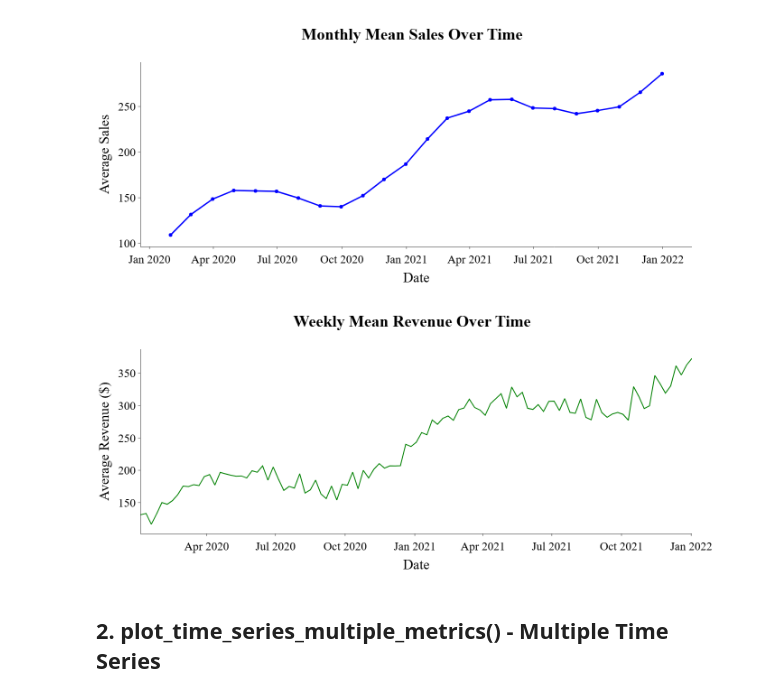
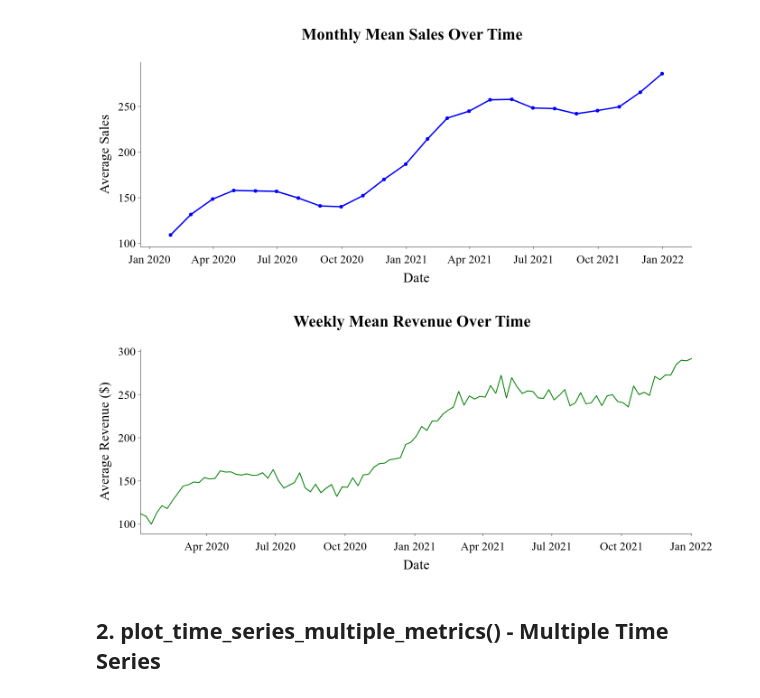
Before and after one commit to kvbiii/kvbiii-plots, a Jupyter notebook: kvbiii_plots/eda/examples/time_series_plots_examples.ipynb, the cells around one changed output. Saved outputs shown, nothing was run; the diff lists cells and outputs as text; code cells hidden in the pictures.

```diff
--- a/kvbiii_plots/eda/examples/time_series_plots_examples.ipynb
+++ b/kvbiii_plots/eda/examples/time_series_plots_examples.ipynb
@@ -70,20 +70,20 @@ ts_plots.plot_time_series_mean(
 # %%
 ts_plots.plot_time_series_mean(
     data=ts_data,
-    feature="date",
-    target="revenue",
+    date_feature="date",
+    feature="sales",
     agg_freq="W",
     plot_title="Weekly Mean Revenue Over Time",
     width=1400,
     height=600,
     xaxis_title="Date",
     yaxis_title="Average Revenue ($)",
     line_color="green",
     line_width=2,
     show_markers=False,
 )
 # %% [output]
-[figure, old version]
+[figure, new version]
 # %% [markdown]
 ## 2. plot_time_series_multiple_metrics() - Multiple Time Series
 # %%
```
Also changed, not shown: parts of 7 cells of this notebook, 14 other files.
